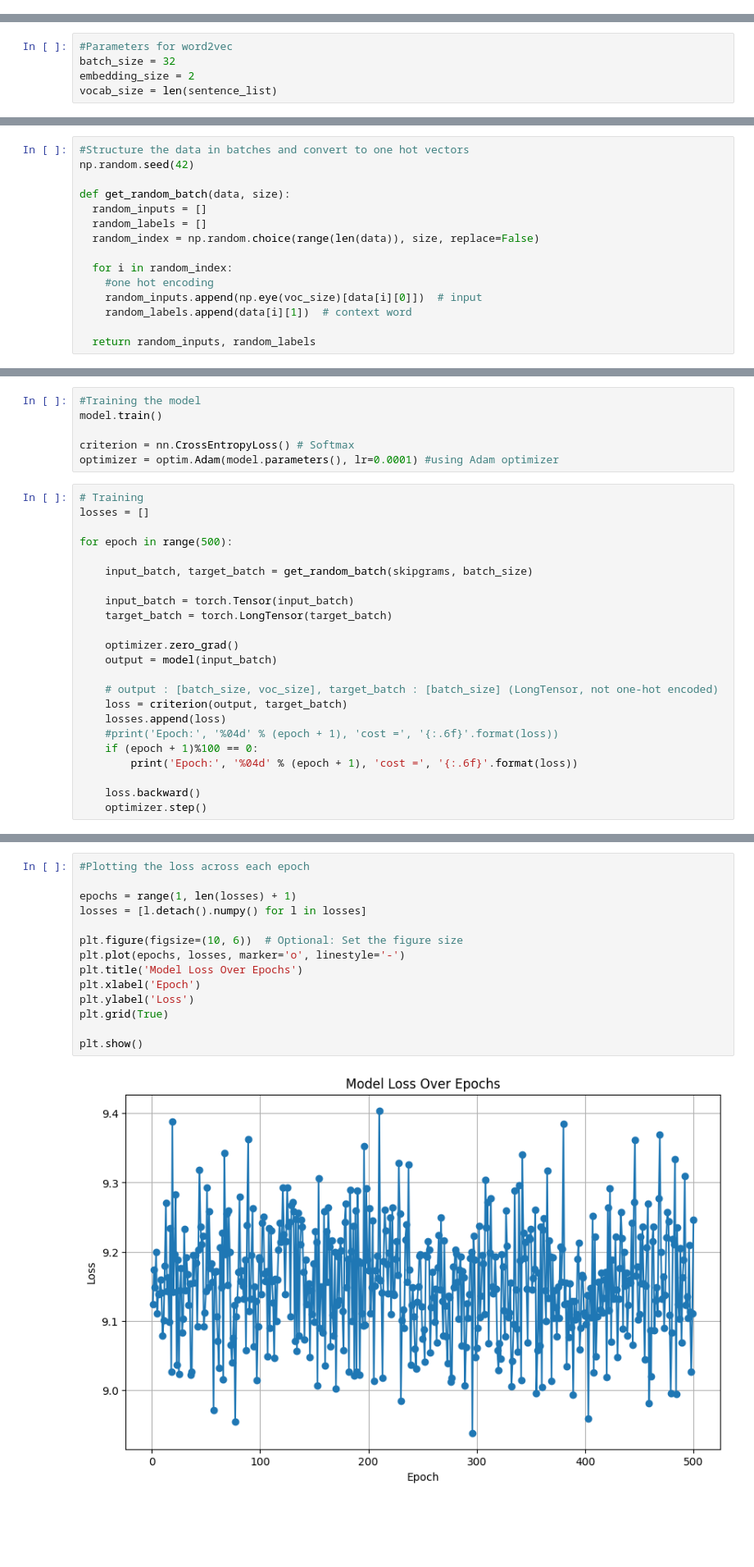
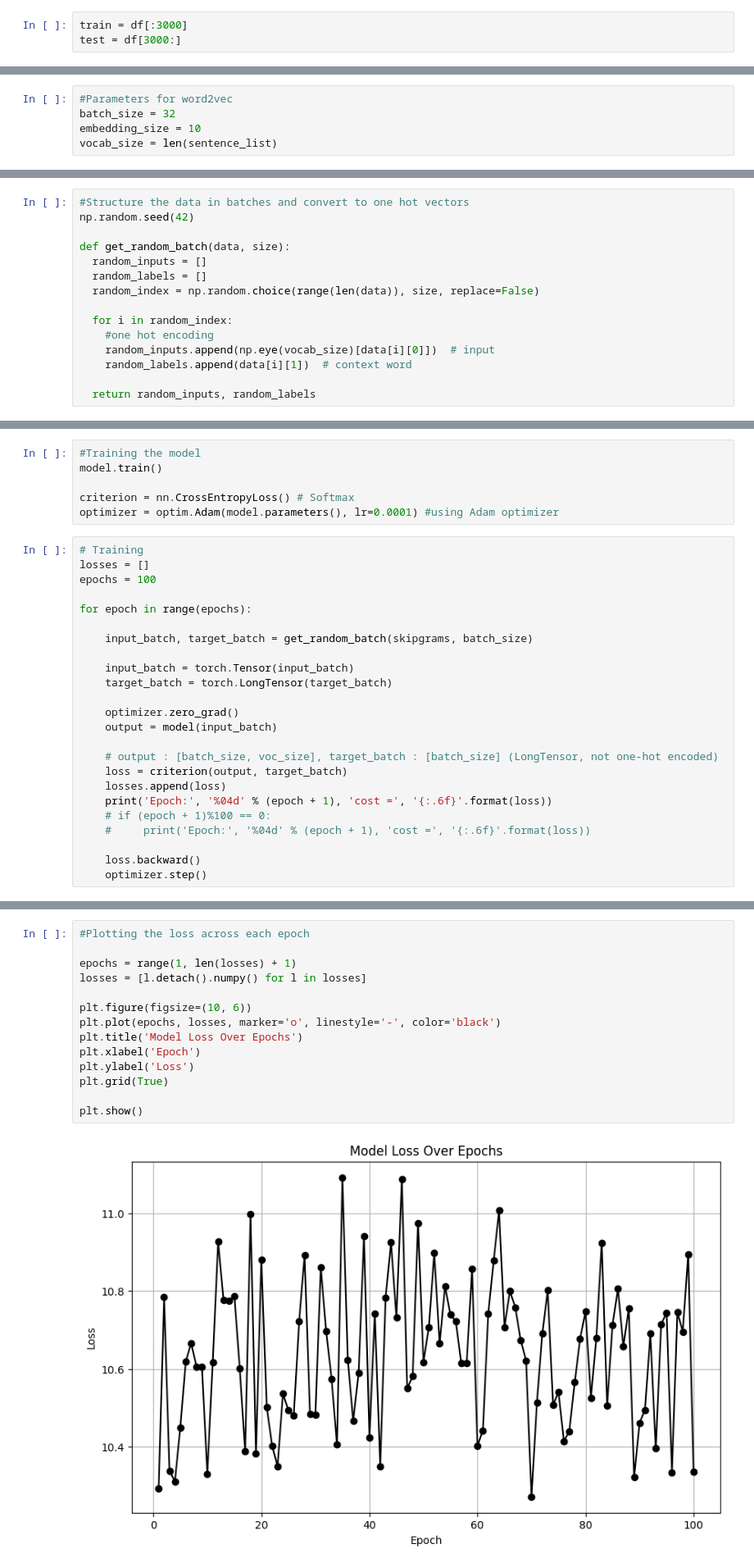
Before and after one commit to hin1799/DeepNeuralNLP, a Jupyter notebook: DataSquad_NLP_Assignment1.ipynb, the cells around one changed output, grey strips where cells are left out. Shown at 82% size. Saved outputs shown, nothing was run; the diff lists cells and outputs as text; blank space fills up the shorter version.

```diff
--- a/DataSquad_NLP_Assignment1.ipynb
+++ b/DataSquad_NLP_Assignment1.ipynb
@@ -206 +208,4 @@ train = df.head(1000) #change to 3000
+# %%
+train = df[:3000]
+test = df[3000:]
 # %%
@@ -431,7 +419,7 @@ sent_dict = {w:i for i, w in enumerate(sentence_list)}
 # %%
 #Parameters for word2vec
 batch_size = 32
-embedding_size = 2
+embedding_size = 10
 vocab_size = len(sentence_list)
 # %%
 #Making skip gram of window size 1
@@ -463,7 +451,7 @@ def get_random_batch(data, size):
 
   for i in random_index:
     #one hot encoding
-    random_inputs.append(np.eye(voc_size)[data[i][0]])  # input
+    random_inputs.append(np.eye(vocab_size)[data[i][0]])  # input
     random_labels.append(data[i][1])  # context word
 
   return random_inputs, random_labels
@@ -500,8 +486,9 @@ optimizer = optim.Adam(model.parameters(), lr=0.0001) #using Adam optimizer
 # %%
 # Training
 losses = []
+epochs = 100
 
-for epoch in range(500):
+for epoch in range(epochs):
 
     input_batch, target_batch = get_random_batch(skipgrams, batch_size)
 
@@ -514,9 +501,9 @@ for epoch in range(500):
     # output : [batch_size, voc_size], target_batch : [batch_size] (LongTensor, not one-hot encoded)
     loss = criterion(output, target_batch)
     losses.append(loss)
-    #print('Epoch:', '%04d' % (epoch + 1), 'cost =', '{:.6f}'.format(loss))
-    if (epoch + 1)%100 == 0:
-        print('Epoch:', '%04d' % (epoch + 1), 'cost =', '{:.6f}'.format(loss))
+    print('Epoch:', '%04d' % (epoch + 1), 'cost =', '{:.6f}'.format(loss))
+    # if (epoch + 1)%100 == 0:
+    #     print('Epoch:', '%04d' % (epoch + 1), 'cost =', '{:.6f}'.format(loss))
 
     loss.backward()
     optimizer.step()
@@ -529,19 +528,19 @@ Epoch: 0500 cost = 9.246553
 # %%
 #Plotting the loss across each epoch
 
 epochs = range(1, len(losses) + 1)
 losses = [l.detach().numpy() for l in losses]
 
-plt.figure(figsize=(10, 6))  # Optional: Set the figure size
-plt.plot(epochs, losses, marker='o', linestyle='-')
+plt.figure(figsize=(10, 6))
+plt.plot(epochs, losses, marker='o', linestyle='-', color='black')
 plt.title('Model Loss Over Epochs')
 plt.xlabel('Epoch')
 plt.ylabel('Loss')
 plt.grid(True)
 
 plt.show()
 # %% [output]
-[figure, old version]
+[figure, new version]
 # %%
 # Learned W
 W, _= model.parameters()
```
Also changed, not shown: parts of 47 cells of this notebook.
